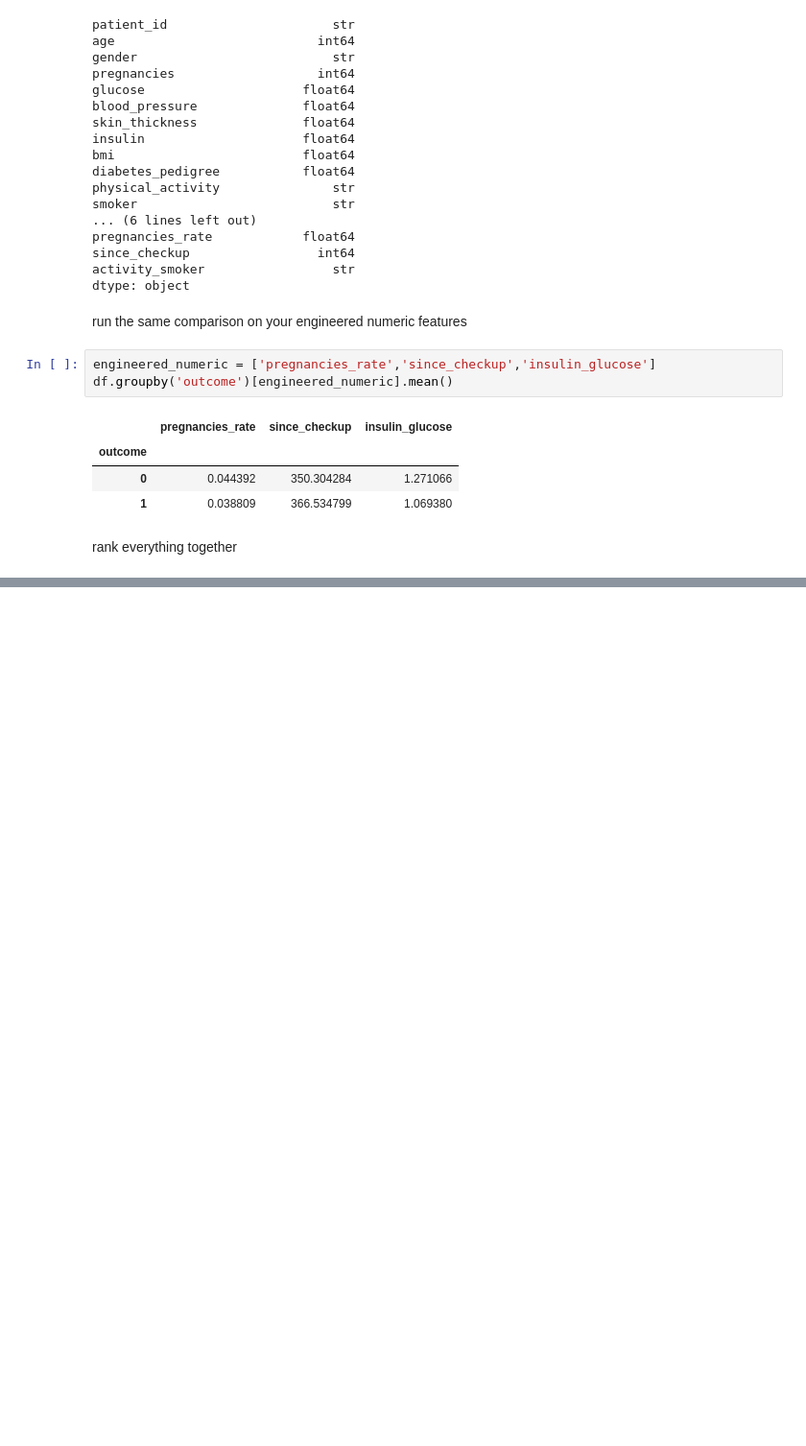
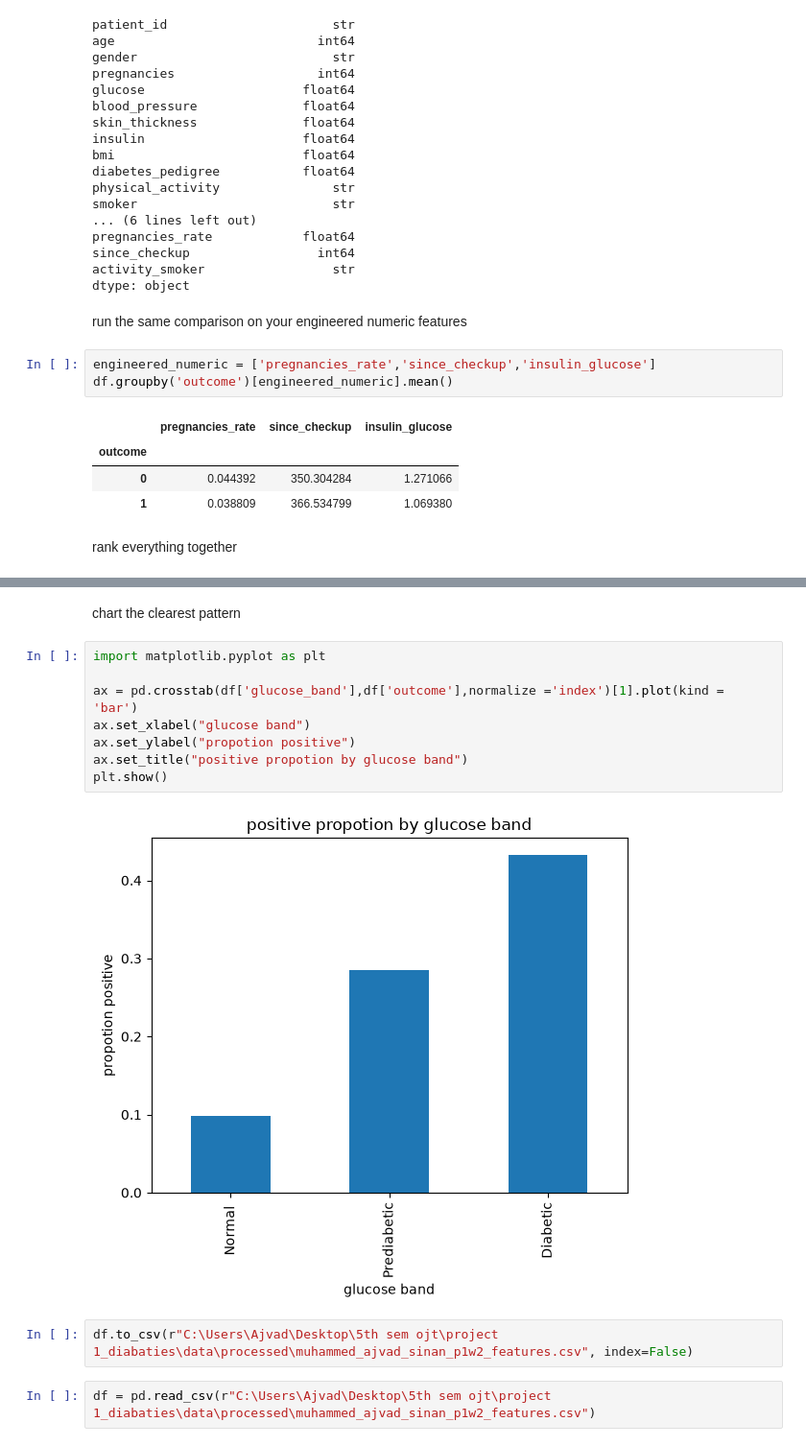
Before and after one commit to muhammedajvadsinan-byte/project1-diabetes, a Jupyter notebook: notebook/ajvad_d2.ipynb, the cells around one changed output, grey strips where cells are left out. Shown at 96% size. Drawn from its saved outputs; the diff is of its cells as text; blank space fills up the shorter version.

```diff
--- a/notebook/ajvad_d2.ipynb
+++ b/notebook/ajvad_d2.ipynb
@@ -310,0 +348,16 @@ group_means.sort_values('gaps', ascending = False)
+# %% [markdown]
+chart the clearest pattern
+# %%
+import matplotlib.pyplot as plt
+
+ax = pd.crosstab(df['glucose_band'],df['outcome'],normalize ='index')[1].plot(kind = 'bar')
+ax.set_xlabel("glucose band")
+ax.set_ylabel("propotion positive")
+ax.set_title("positive propotion by glucose band")
+plt.show()
+# %% [output]
+[figure, added]
+# %%
+df.to_csv(r"C:\Users\Ajvad\Desktop\5th sem ojt\project 1_diabaties\data\processed\muhammed_ajvad_sinan_p1w2_features.csv", index=False)
+# %%
+df = pd.read_csv(r"C:\Users\Ajvad\Desktop\5th sem ojt\project 1_diabaties\data\processed\muhammed_ajvad_sinan_p1w2_features.csv")
```
Also changed, not shown: parts of 10 cells of this notebook, 1 other file.
